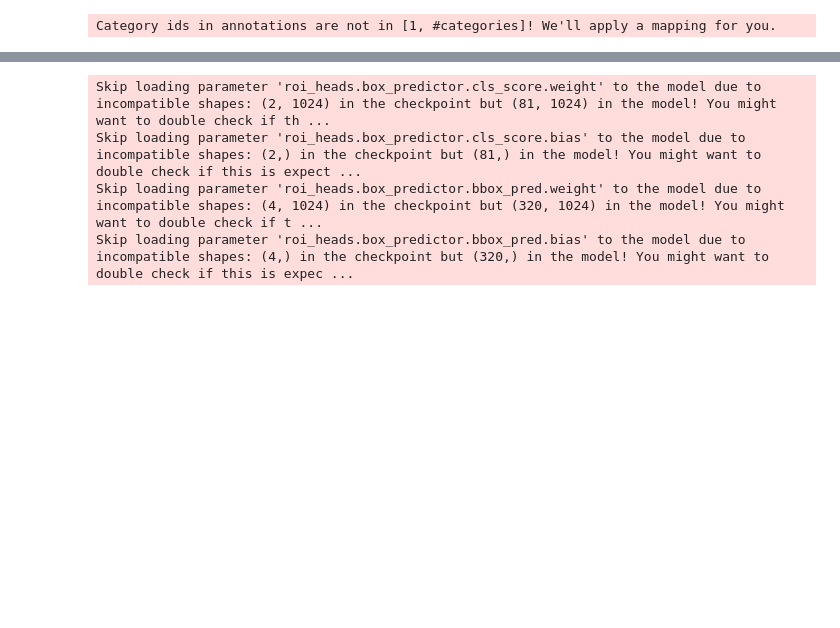
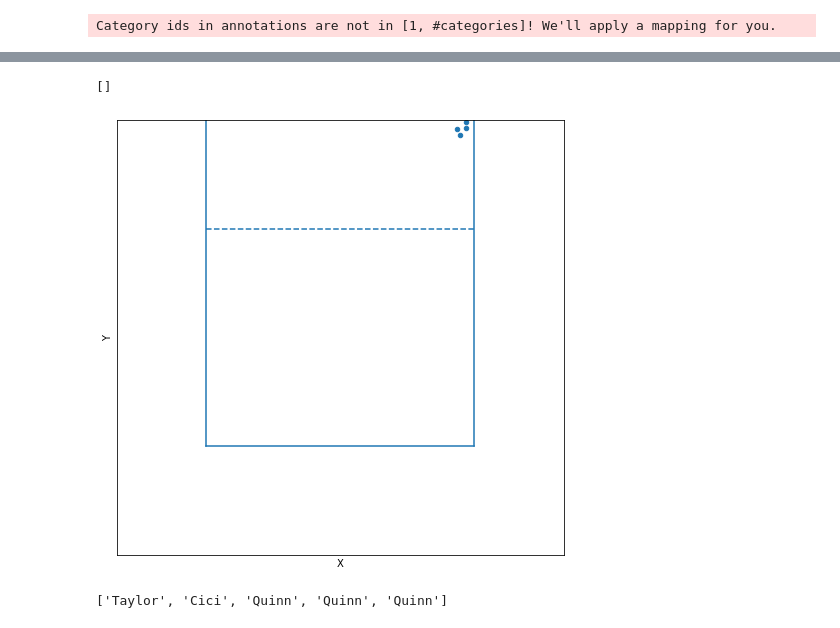
Before and after one commit to stevearonson/VB-Video-Tracking, a Jupyter notebook: Detectron2_with_DeepSort.ipynb, the cells around one changed output, grey strips where cells are left out. Saved outputs shown, nothing was run; the diff lists cells and outputs as text; code cells hidden in the pictures; blank space fills up the shorter version.

```diff
--- a/Detectron2_with_DeepSort.ipynb
+++ b/Detectron2_with_DeepSort.ipynb
@@ -418,16 +465,11 @@ Skip loading parameter 'roi_heads.box_predictor.bbox_pred.bias' to the model due
 # %%
-cfg = get_cfg()
-cfg.merge_from_file(model_zoo.get_config_file("COCO-Detection/faster_rcnn_R_50_FPN_3x.yaml"))
+# cfg = get_cfg()
+# cfg.merge_from_file(model_zoo.get_config_file("COCO-Detection/faster_rcnn_R_50_FPN_3x.yaml"))
 cfg.MODEL.WEIGHTS = os.path.join(cfg.OUTPUT_DIR, "model_final.pth")
-cfg.MODEL.ROI_HEADS.SCORE_THRESH_TEST = 0.5   # set a custom testing threshold for this model
-cfg.DATASETS.TRAIN = ("volleyball",)
+cfg.MODEL.ROI_HEADS.SCORE_THRESH_TEST = 0.7   # set a custom testing threshold for this model
+# cfg.DATASETS.TRAIN = ("volleyball",)
 cfg.DATASETS.TEST = ("volleyball", )
 predictor = DefaultPredictor(cfg)
-# %% [output]
-Skip loading parameter 'roi_heads.box_predictor.cls_score.weight' to the model due to incompatible shapes: (2, 1024) in the checkpoint but (81, 1024) in the model! You might want to double check if th ...
-Skip loading parameter 'roi_heads.box_predictor.cls_score.bias' to the model due to incompatible shapes: (2,) in the checkpoint but (81,) in the model! You might want to double check if this is expect ...
-Skip loading parameter 'roi_heads.box_predictor.bbox_pred.weight' to the model due to incompatible shapes: (4, 1024) in the checkpoint but (320, 1024) in the model! You might want to double check if t ...
-Skip loading parameter 'roi_heads.box_predictor.bbox_pred.bias' to the model due to incompatible shapes: (4,) in the checkpoint but (320,) in the model! You might want to double check if this is expec ...
 # %%
 
 cap = cv2.VideoCapture(base_dir + '/MBVF M7 S3.mp4')
@@ -440,29 +482,64 @@ fourcc = cv2.VideoWriter_fourcc('M', 'P', '4', 'V')
 videoOut = cv2.VideoWriter(base_dir + '/ball_tracker.mp4', fourcc,
                            frames_per_second, (width, height))
 
+thing_classes = ball_metadata.get('thing_classes')
+
 v = VideoVisualizer(ball_metadata, ColorMode.IMAGE)
-all_ball_pos = []
-for ix in tqdm(range(int(15 * frames_per_second))):
+all_pos = []
+for ix in tqdm(range(int(30 * frames_per_second))):
     ret, frame = cap.read()
     outputs = predictor(frame)
 
     pred_boxes = outputs["instances"].get('pred_boxes')
+    pred_classes = outputs["instances"].get('pred_classes')
     if pred_boxes is None:
         pred_boxes = []
 
-    ball_pos = []
-    for box_ix, box in enumerate(pred_boxes):
-        xcenter = int((box[0] + box[2]) / 2)
-        ycenter = int(box[1] + box[3])
-        ball_pos.append({'Frame' : ix, 'ID' : box_ix, 'X': xcenter, 'Y' : ycenter})
+    pos = []
+    for box, cls in zip(pred_boxes, pred_classes):
+        cls_object = thing_classes[cls]
+        xpos = int((box[0] + box[2]) / 2)
+        if cls_object == 'volleyball':
+            ypos = int(box[1] + box[3])
+        else:
+            ypos = int(box[3])
 
-    all_ball_pos.extend(ball_pos)
+        pos.append({'Frame' : ix, 'ID' : cls_object, 'X': xpos, 'Y' : ypos})
+
+    all_pos.extend(pos)
 
     out = v.draw_instance_predictions(frame, outputs["instances"].to("cpu")).get_image()
     videoOut.write(out)
 
 videoOut.release()
 cap.release()
+# %%
+import matplotlib.pyplot as plt
+from matplotlib import cm
+cmap = cm.get_cmap('Spectral')
+
+fig, axp = plt.subplots(figsize=(8,8))
+axp.axis([0, 500, 400, 800])
+
+df = pd.DataFrame(all_pos)
+# df.plot('X', 'Y', kind='scatter', c='ID', cmap=cmap, edgecolor=None, ax=axp)
+df[df['ID'] == 'Sophia'].plot('X', 'Y', kind='scatter', ax=axp)
+
+axp.axhline(700, xmin=0.2, xmax=0.8)
+axp.axhline(500, xmin=0.2, xmax=0.8, ls='dashed')
+axp.axvline(100, ymin=0.25)
+axp.axvline(400, ymin=0.25)
+axp.invert_yaxis()
+
+axp.get_xaxis().set_ticks([])
+axp.get_yaxis().set_ticks([])
+# %% [output]
+[]
+[figure, added]
+# %%
+[ball_metadata.get('thing_classes')[i] for i in outputs['instances'].get('pred_classes').cpu()]
+# %% [output]
+['Taylor', 'Cici', 'Quinn', 'Quinn', 'Quinn']
 # %%
 !ls -ls output
 # %% [output]
```
Also changed, not shown: parts of 13 cells of this notebook.
